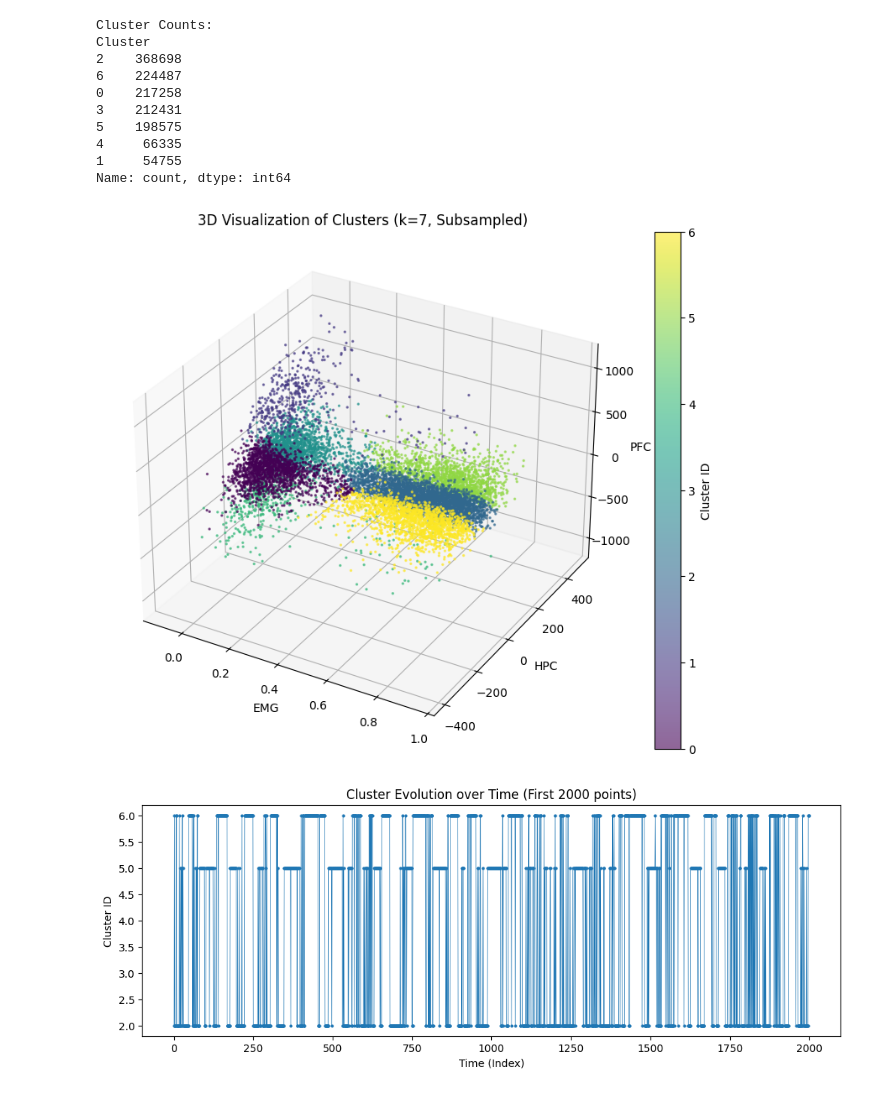
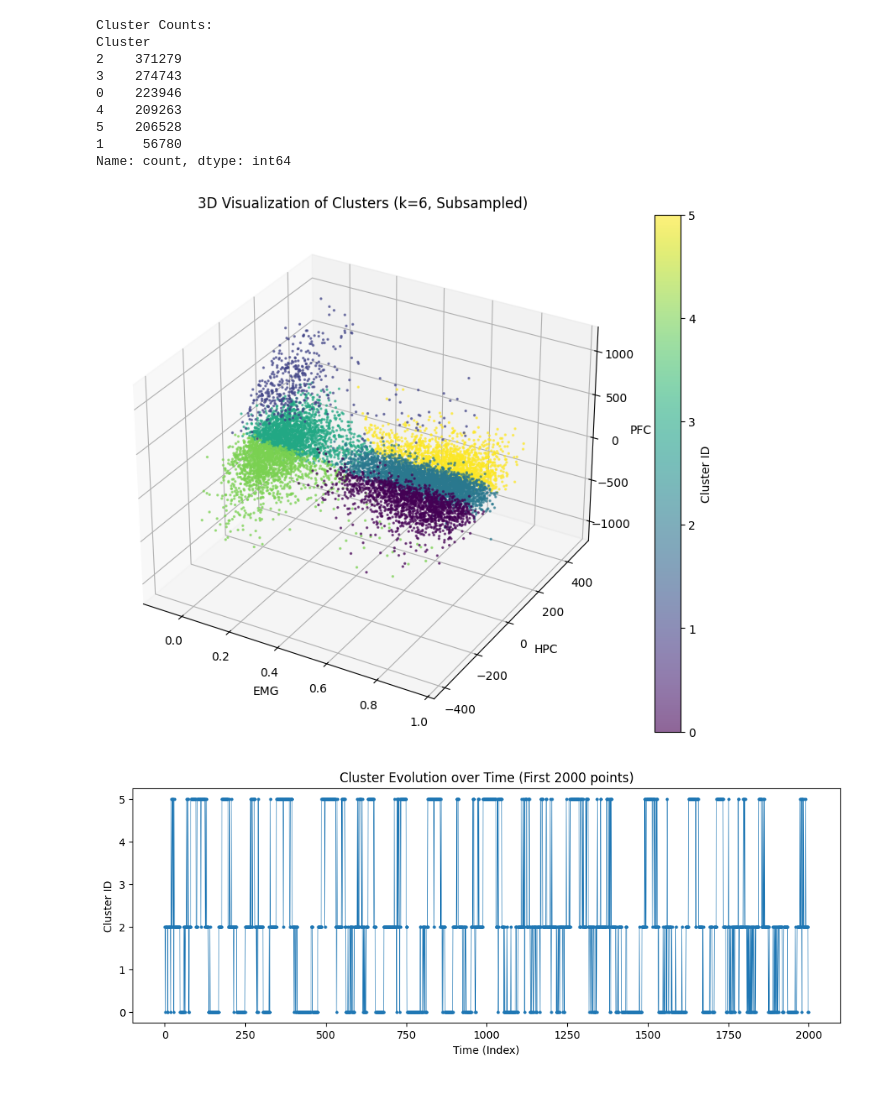
Before and after one commit to NouhaylaEnnadri/Sandman, a Jupyter notebook: 3D_viz.ipynb, the cells around one changed output. Saved outputs shown, nothing was run; the diff lists cells and outputs as text; code cells hidden in the pictures.

Commit message:
3d viz with kmean = 6

```diff
--- a/3D_viz.ipynb
+++ b/3D_viz.ipynb
@@ -18,7 +18,7 @@ scaler = StandardScaler()
 data_scaled = scaler.fit_transform(data)
 # %%
 # Run KMeans with k=7 on the full dataset
-kmeans_final = KMeans(n_clusters=7, random_state=42)
+kmeans_final = KMeans(n_clusters=6, random_state=42)
 clusters = kmeans_final.fit_predict(data_scaled)
 
 # Add clusters to the original dataframe
@@ -40,40 +40,39 @@ scatter = ax.scatter(data_sample['EMG'],
                      cmap='viridis',
                      s=2,
                      alpha=0.6)
 
 ax.set_xlabel('EMG')
 ax.set_ylabel('HPC')
 ax.set_zlabel('PFC')
-ax.set_title('3D Visualization of Clusters (k=7, Subsampled)')
+ax.set_title('3D Visualization of Clusters (k=6, Subsampled)')
 plt.colorbar(scatter, label='Cluster ID')
 plt.savefig('cluster_3d_plot.png')
 
 # Temporal evolution plot (Cluster ID over time)
 # Plotting a segment of 2000 points to make it readable
 plt.figure(figsize=(12, 4))
 plt.plot(data['Cluster'].iloc[:2000], marker='o', linestyle='-', markersize=2, linewidth=0.5)
 plt.title('Cluster Evolution over Time (First 2000 points)')
 plt.xlabel('Time (Index)')
 plt.ylabel('Cluster ID')
 plt.savefig('cluster_time_evolution.png')
 
 # Save the full result to a CSV (if requested, but usually files are too big to just cat out)
 # I'll save a summary or the first few rows to show
 output_filename = 'clustered_data.csv'
 data.to_csv(output_filename, index=False)
 
 print("Cluster Counts:")
 print(data['Cluster'].value_counts())
 # %% [output]
 Cluster Counts:
 Cluster
-2    368698
-6    224487
-0    217258
-3    212431
-5    198575
-4     66335
-1     54755
+2    371279
+3    274743
+0    223946
+4    209263
+5    206528
+1     56780
 Name: count, dtype: int64
-[figure, old version]
+[figure, new version]
-[figure, old version]
+[figure, new version]
```
